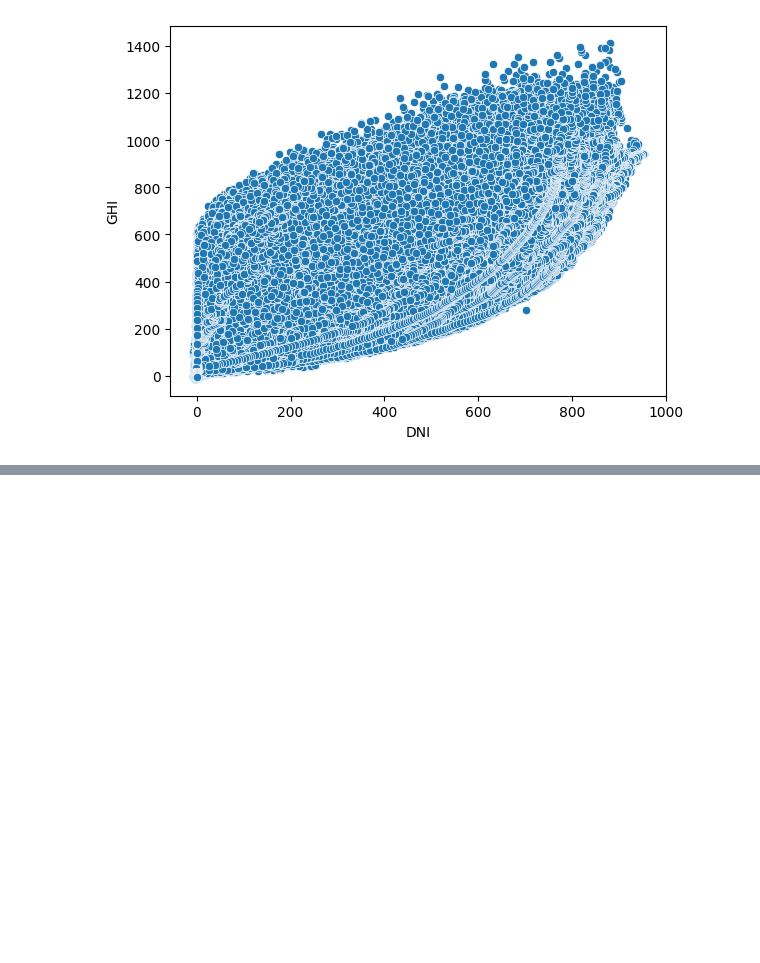
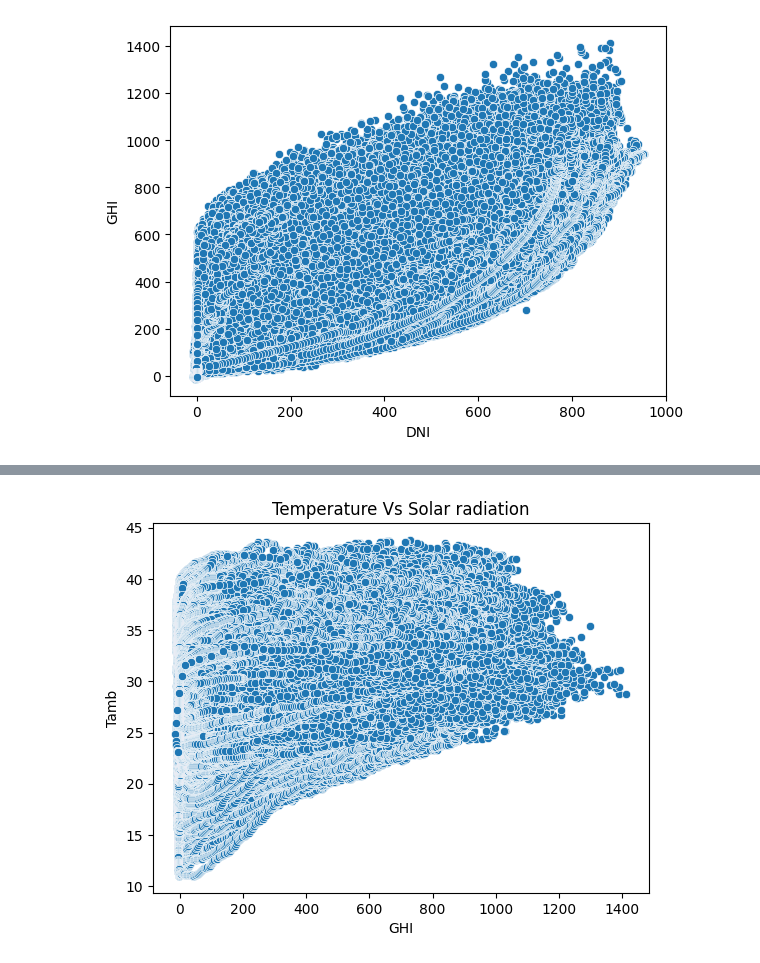
Before and after one commit to hermela-bekele/SolarRadiation, a Jupyter notebook: notebooks/EDA.ipynb, the cells around one changed output, grey strips where cells are left out. Saved outputs shown, nothing was run; the diff lists cells and outputs as text; code cells hidden in the pictures; blank space fills up the shorter version.

```diff
--- a/notebooks/EDA.ipynb
+++ b/notebooks/EDA.ipynb
@@ -161,0 +189,8 @@ sns.scatterplot(x='DNI', y='GHI', data=data)
+# %%
+# temperature va solar radiation
+import seaborn as sns
+sns.scatterplot(data=data, x='GHI', y='Tamb')
+plt.title('Temperature Vs Solar radiation')
+plt.show()
+# %% [output]
+[figure, added]
```
Also changed, not shown: parts of 7 cells of this notebook.
